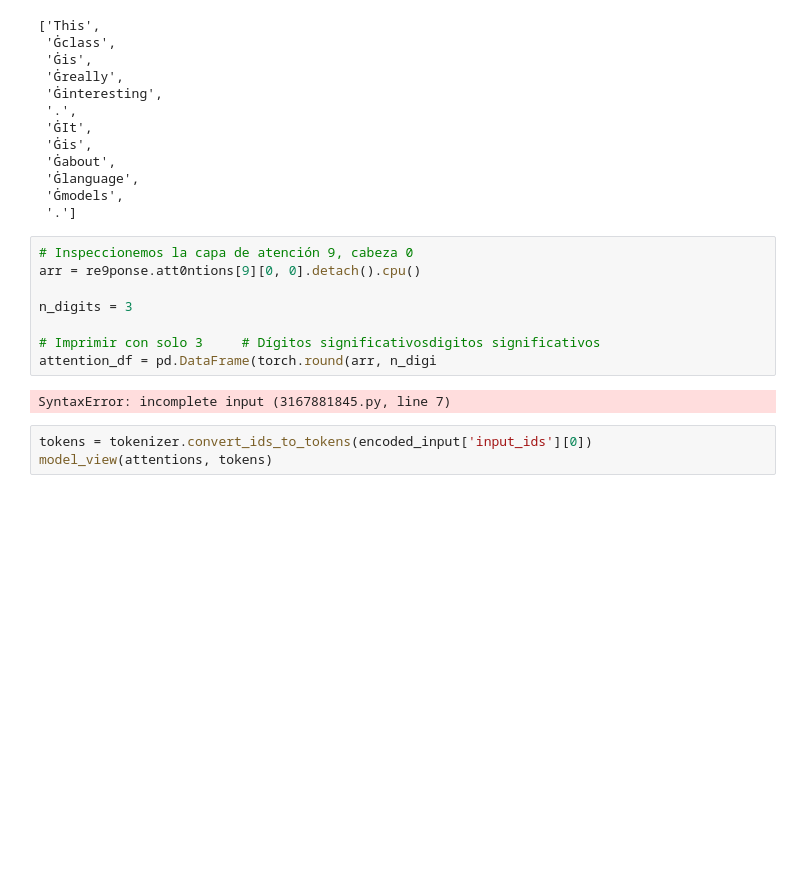
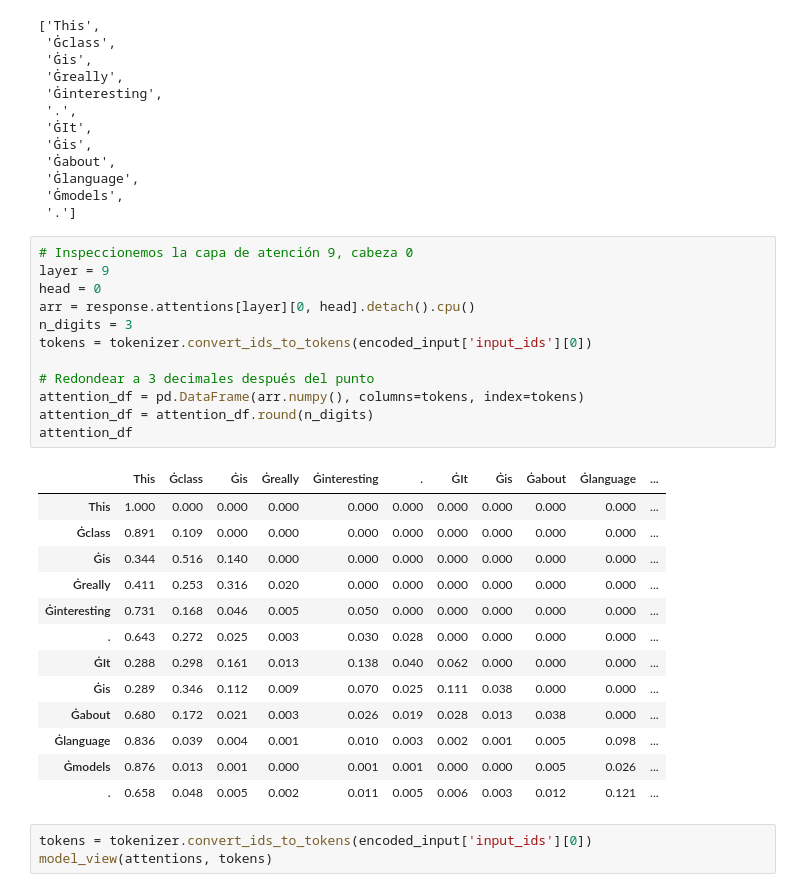
Before and after one commit to uthynauta/fundamentos-llms, a Jupyter notebook: ejercicio_5.ipynb, the cells around one changed output. Cells and saved outputs as stored; diff of their text form; blank space fills up the shorter version.

```diff
--- a/ejercicio_5.ipynb
+++ b/ejercicio_5.ipynb
@@ -87,14 +89,30 @@ tokens
  '.']
 # %%
 # Inspeccionemos la capa de atención 9, cabeza 0
-arr = re9ponse.att0ntions[9][0, 0].detach().cpu()
+layer = 9
+head = 0
+arr = response.attentions[layer][0, head].detach().cpu()
+n_digits = 3
+tokens = tokenizer.convert_ids_to_tokens(encoded_input['input_ids'][0])
 
-n_digits = 3
-
-# Imprimir con solo 3     # Dígitos significativosdigitos significativos
-attention_df = pd.DataFrame(torch.round(arr, n_digi
+# Redondear a 3 decimales después del punto
+attention_df = pd.DataFrame(arr.numpy(), columns=tokens, index=tokens)
+attention_df = attention_df.round(n_digits)
+attention_df
 # %% [output]
-SyntaxError: incomplete input (3167881845.py, line 7)
+|  | This | Ġclass | Ġis | Ġreally | Ġinteresting | . | ĠIt | Ġis | Ġabout | Ġlanguage | ... |
+| This | 1.000 | 0.000 | 0.000 | 0.000 | 0.000 | 0.000 | 0.000 | 0.000 | 0.000 | 0.000 | ... |
+| Ġclass | 0.891 | 0.109 | 0.000 | 0.000 | 0.000 | 0.000 | 0.000 | 0.000 | 0.000 | 0.000 | ... |
+| Ġis | 0.344 | 0.516 | 0.140 | 0.000 | 0.000 | 0.000 | 0.000 | 0.000 | 0.000 | 0.000 | ... |
+| Ġreally | 0.411 | 0.253 | 0.316 | 0.020 | 0.000 | 0.000 | 0.000 | 0.000 | 0.000 | 0.000 | ... |
+| Ġinteresting | 0.731 | 0.168 | 0.046 | 0.005 | 0.050 | 0.000 | 0.000 | 0.000 | 0.000 | 0.000 | ... |
+| . | 0.643 | 0.272 | 0.025 | 0.003 | 0.030 | 0.028 | 0.000 | 0.000 | 0.000 | 0.000 | ... |
+| ĠIt | 0.288 | 0.298 | 0.161 | 0.013 | 0.138 | 0.040 | 0.062 | 0.000 | 0.000 | 0.000 | ... |
+| Ġis | 0.289 | 0.346 | 0.112 | 0.009 | 0.070 | 0.025 | 0.111 | 0.038 | 0.000 | 0.000 | ... |
+| Ġabout | 0.680 | 0.172 | 0.021 | 0.003 | 0.026 | 0.019 | 0.028 | 0.013 | 0.038 | 0.000 | ... |
+| Ġlanguage | 0.836 | 0.039 | 0.004 | 0.001 | 0.010 | 0.003 | 0.002 | 0.001 | 0.005 | 0.098 | ... |
+| Ġmodels | 0.876 | 0.013 | 0.001 | 0.000 | 0.001 | 0.001 | 0.000 | 0.000 | 0.005 | 0.026 | ... |
+| . | 0.658 | 0.048 | 0.005 | 0.002 | 0.011 | 0.005 | 0.006 | 0.003 | 0.012 | 0.121 | ... |
 # %%
 tokens = tokenizer.convert_ids_to_tokens(encoded_input['input_ids'][0])
 model_view(attentions, tokens)
```
Also changed, not shown: parts of 2 cells of this notebook.
